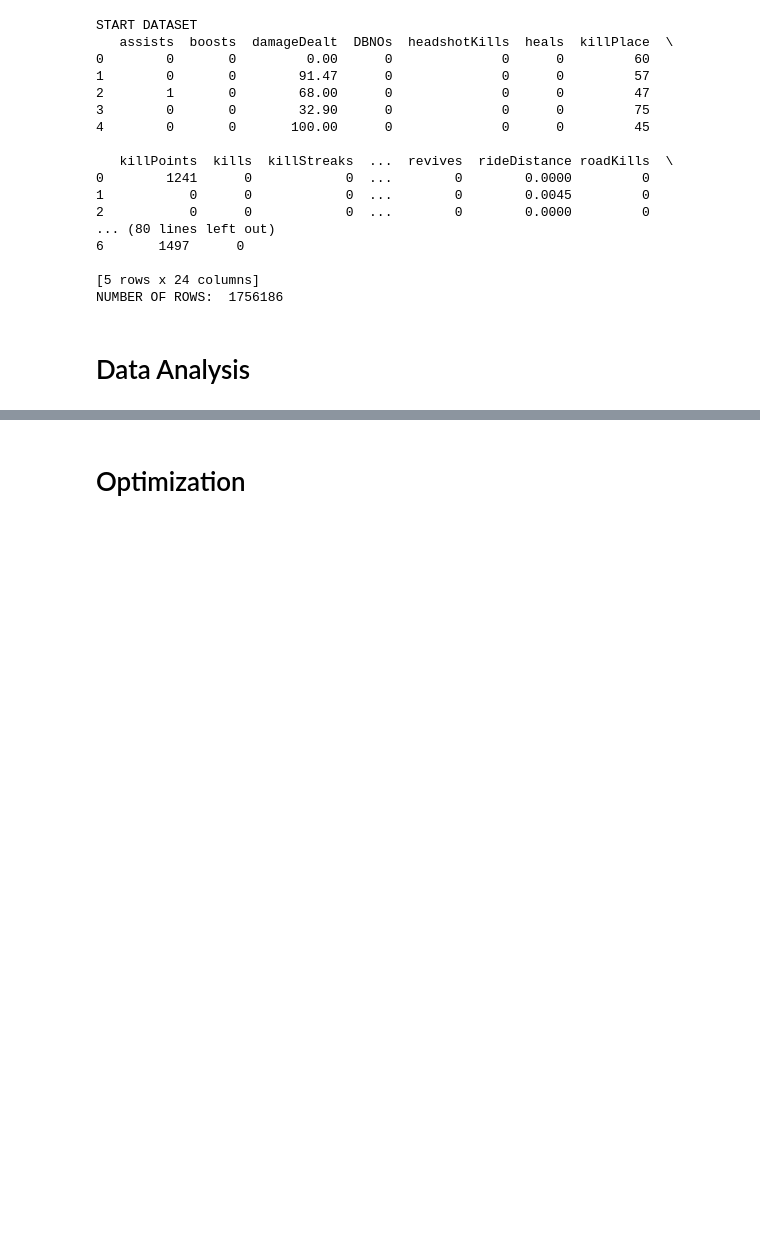
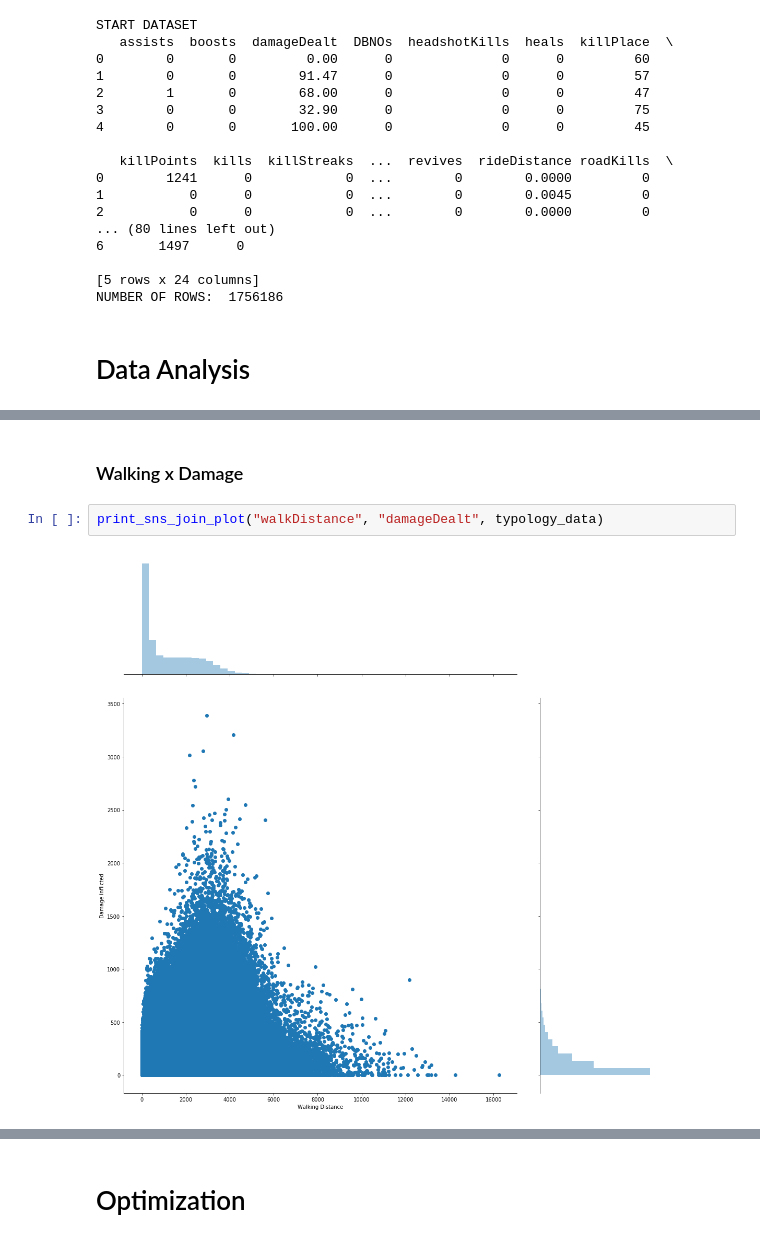
Before and after one commit to Villone96/PUBG-finish-placement-prediction, a Jupyter notebook: code/Advance_Machine_Learning_code.ipynb, the cells around one changed output, grey strips where cells are left out. Cells and saved outputs as stored; diff of their text form; blank space fills up the shorter version.

```diff
--- a/code/Advance_Machine_Learning_code.ipynb
+++ b/code/Advance_Machine_Learning_code.ipynb
@@ -158,0 +222,6 @@ Name: label, dtype: int64
+# %% [markdown]
+### Walking x Damage
+# %%
+print_sns_join_plot("walkDistance", "damageDealt", typology_data)
+# %% [output]
+[figure, added]
```
Also changed, not shown: parts of 24 cells of this notebook.
